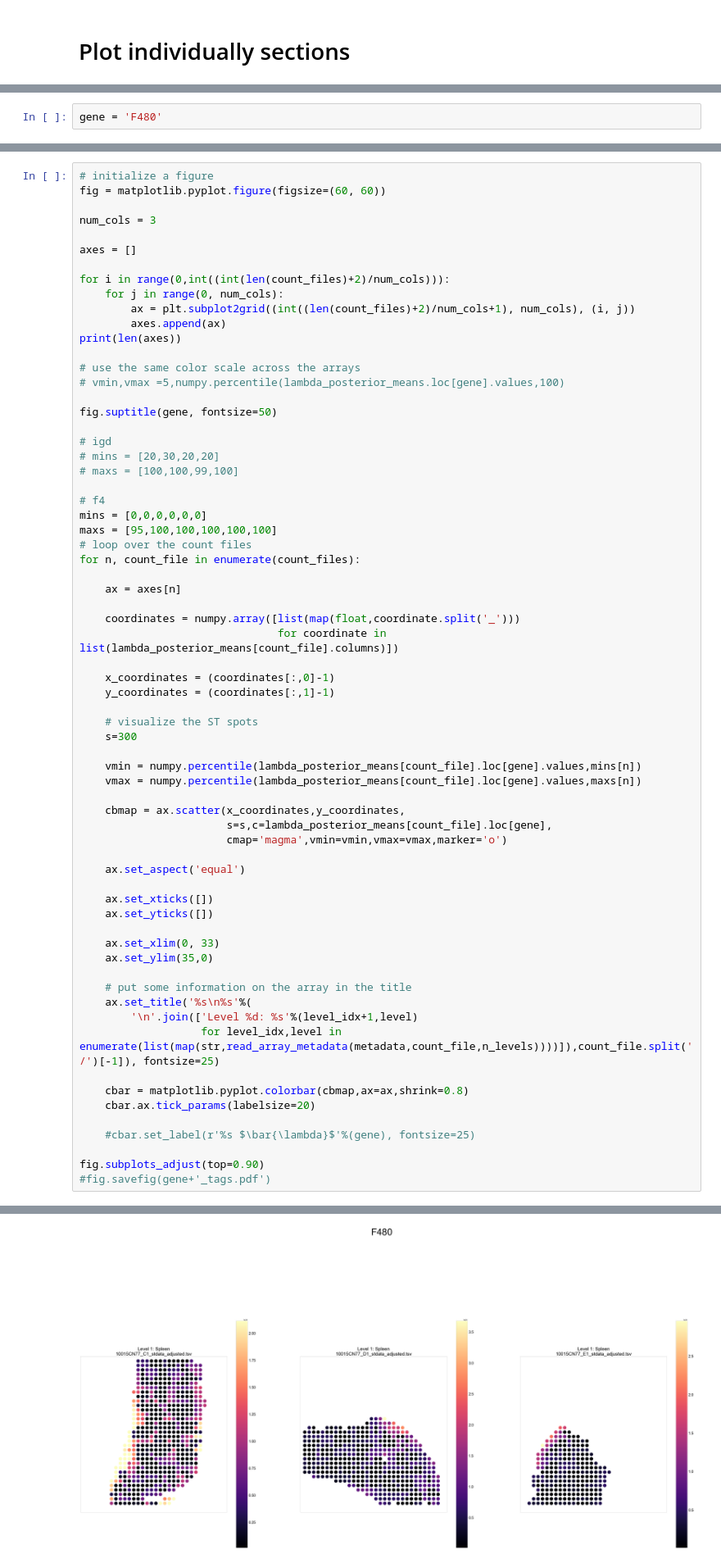
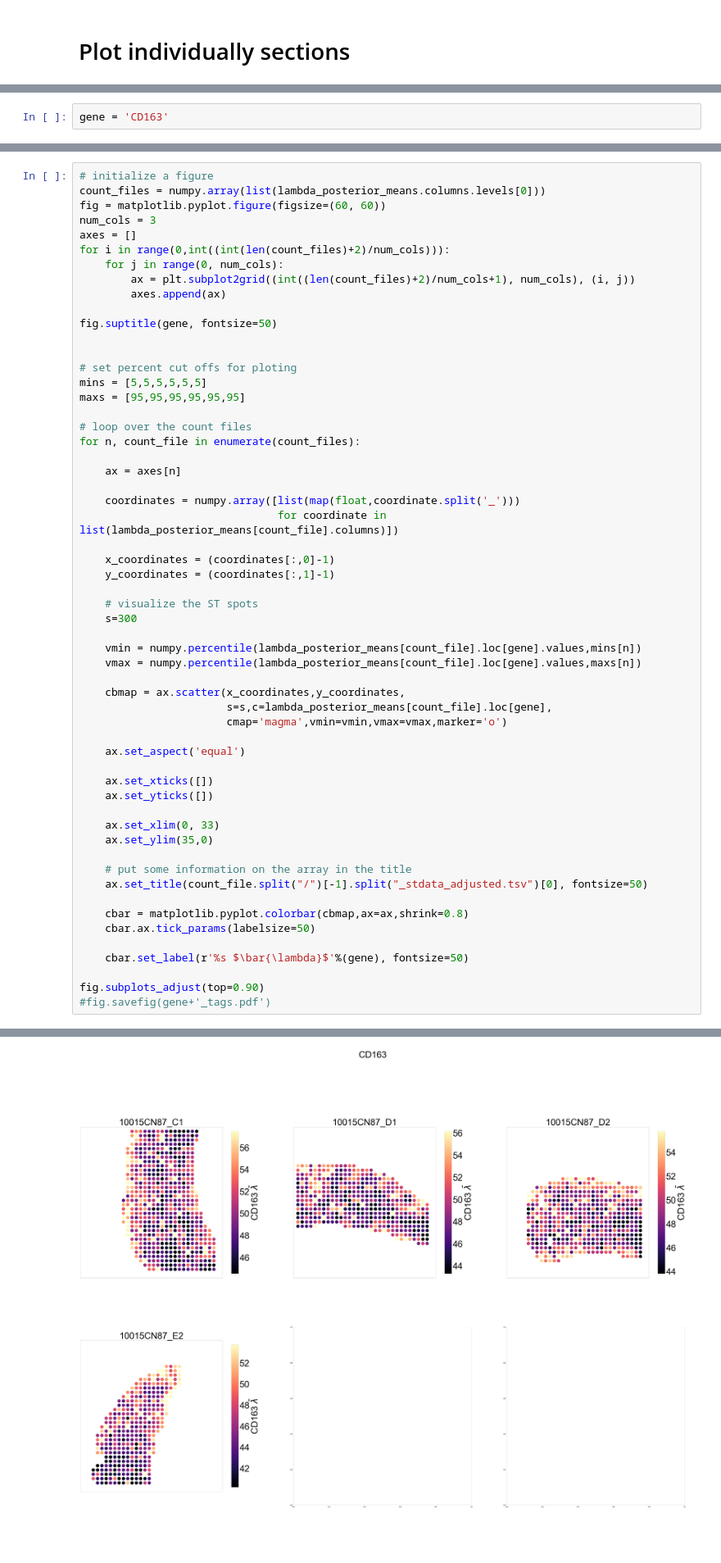
Before and after one commit to klarman-cell-observatory/sm-omics, a Jupyter notebook: tag_vs_mRNA_signals/splotch_viz_spleen-tags.ipynb, the cells around one changed output, grey strips where cells are left out. Shown at 82% size. Cells and saved outputs as stored; diff of their text form; blank space fills up the shorter version.

Commit message:
metadata

```diff
--- a/tag_vs_mRNA_signals/splotch_viz_spleen-tags.ipynb
+++ b/tag_vs_mRNA_signals/splotch_viz_spleen-tags.ipynb
@@ -121,2 +67,2 @@ Index(['F480', 'IgD'], dtype='object')
 # %%
-gene = 'F480'
+gene = 'CD163'
@@ -133,29 +69,21 @@ array(['/ahg/regevdata/projects/splotch_spatial_transcriptomics/outputs/splotch/
 # %%
 # initialize a figure
+count_files = numpy.array(list(lambda_posterior_means.columns.levels[0]))
 fig = matplotlib.pyplot.figure(figsize=(60, 60))
-
 num_cols = 3
-
 axes = []
-
 for i in range(0,int((int(len(count_files)+2)/num_cols))):
     for j in range(0, num_cols):
         ax = plt.subplot2grid((int((len(count_files)+2)/num_cols+1), num_cols), (i, j))
         axes.append(ax)
-print(len(axes))
-
-# use the same color scale across the arrays
-# vmin,vmax =5,numpy.percentile(lambda_posterior_means.loc[gene].values,100)
 
 fig.suptitle(gene, fontsize=50)
 
-# igd
-# mins = [20,30,20,20]
-# maxs = [100,100,99,100]
 
-# f4
-mins = [0,0,0,0,0,0]
-maxs = [95,100,100,100,100,100]
+# set percent cut offs for ploting
+mins = [5,5,5,5,5,5]
+maxs = [95,95,95,95,95,95]
+
 # loop over the count files
 for n, count_file in enumerate(count_files):
 
@@ -186,14 +114,12 @@ for n, count_file in enumerate(count_files):
     ax.set_ylim(35,0)
 
     # put some information on the array in the title
-    ax.set_title('%s\n%s'%(
-        '\n'.join(['Level %d: %s'%(level_idx+1,level)
-                   for level_idx,level in enumerate(list(map(str,read_array_metadata(metadata,count_file,n_levels))))]),count_file.split('/')[-1]), fontsize=25)
+    ax.set_title(count_file.split("/")[-1].split("_stdata_adjusted.tsv")[0], fontsize=50)
 
     cbar = matplotlib.pyplot.colorbar(cbmap,ax=ax,shrink=0.8)
-    cbar.ax.tick_params(labelsize=20)
+    cbar.ax.tick_params(labelsize=50)
 
-    #cbar.set_label(r'%s $\bar{\lambda}$'%(gene), fontsize=25)
+    cbar.set_label(r'%s $\bar{\lambda}$'%(gene), fontsize=50)
 
 fig.subplots_adjust(top=0.90)
 #fig.savefig(gene+'_tags.pdf')
@@ -202 +127 @@ fig.subplots_adjust(top=0.90)
-[figure, old version]
+[figure, new version]
```
Also changed, not shown: parts of 15 cells of this notebook, 4 other files.
